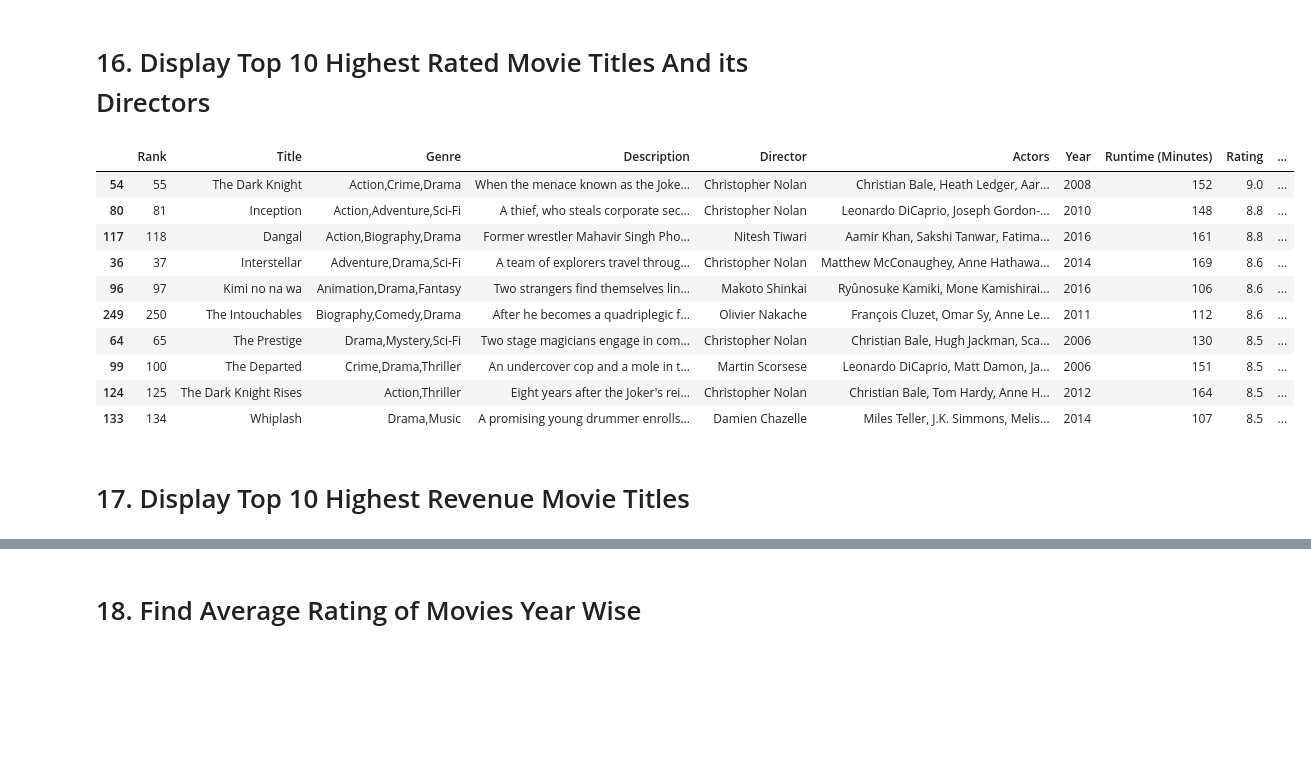
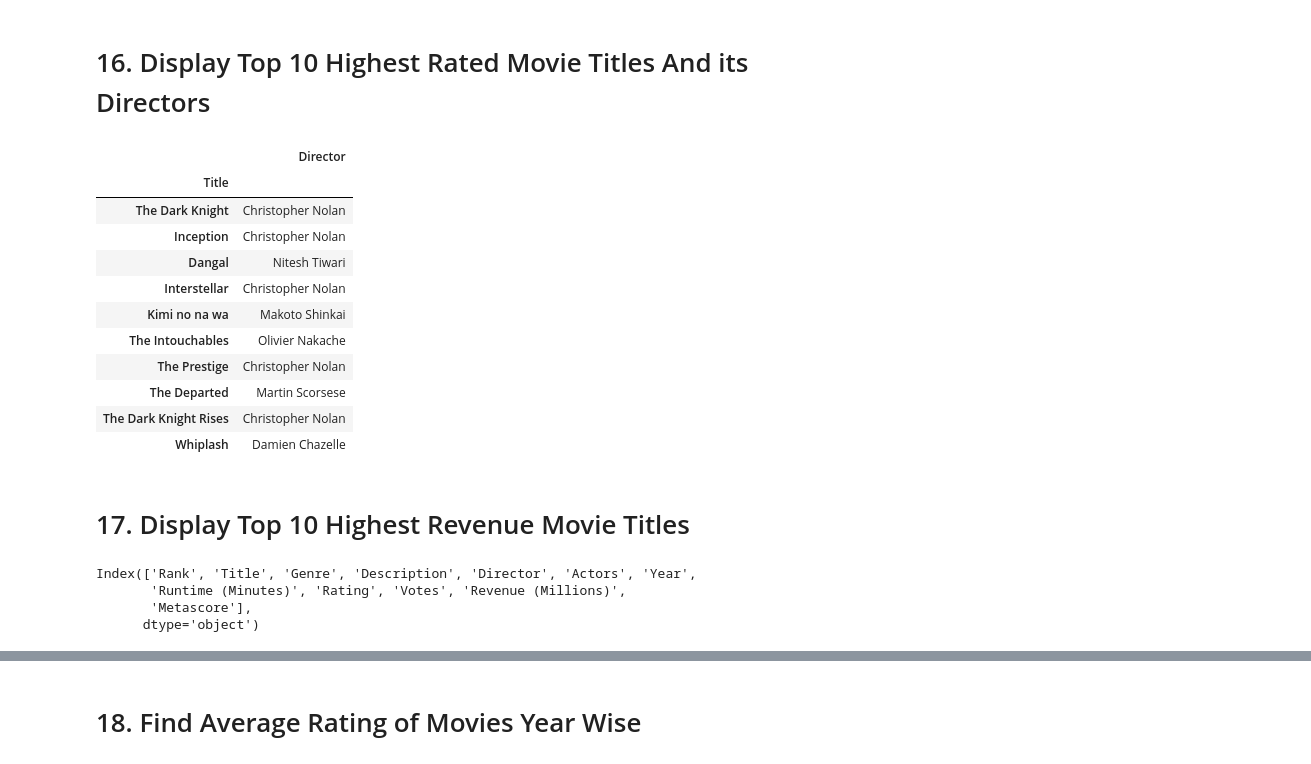
Before and after one commit to Abricos-gt/Data_Science_projects, a Jupyter notebook: IMDB Movie Dataset Exercise.ipynb, the cells around one changed output, grey strips where cells are left out. Saved outputs shown, nothing was run; the diff lists cells and outputs as text; code cells hidden in the pictures; blank space fills up the shorter version.

```diff
--- a/IMDB Movie Dataset Exercise.ipynb
+++ b/IMDB Movie Dataset Exercise.ipynb
@@ -351,18 +351,26 @@ Name: Title, dtype: object
 # %% [markdown]
 # 16. Display Top 10 Highest Rated Movie Titles And its Directors
 # %%
-df.nlargest(10 , 'Rating')
+df.nlargest(10 , 'Rating')[['Title' , 'Director']].set_index('Title')
 # %% [output]
-|  | Rank | Title | Genre | Description | Director | Actors | Year | Runtime (Minutes) | Rating | ... |
-| 54 | 55 | The Dark Knight | Action,Crime,Drama | When the menace known as the Joke... | Christopher Nolan | Christian Bale, Heath Ledger, Aar... | 2008 | 152 | 9.0 | ... |
-| 80 | 81 | Inception | Action,Adventure,Sci-Fi | A thief, who steals corporate sec... | Christopher Nolan | Leonardo DiCaprio, Joseph Gordon-... | 2010 | 148 | 8.8 | ... |
-| 117 | 118 | Dangal | Action,Biography,Drama | Former wrestler Mahavir Singh Pho... | Nitesh Tiwari | Aamir Khan, Sakshi Tanwar, Fatima... | 2016 | 161 | 8.8 | ... |
-| 36 | 37 | Interstellar | Adventure,Drama,Sci-Fi | A team of explorers travel throug... | Christopher Nolan | Matthew McConaughey, Anne Hathawa... | 2014 | 169 | 8.6 | ... |
-| 96 | 97 | Kimi no na wa | Animation,Drama,Fantasy | Two strangers find themselves lin... | Makoto Shinkai | Ryûnosuke Kamiki, Mone Kamishirai... | 2016 | 106 | 8.6 | ... |
-| 249 | 250 | The Intouchables | Biography,Comedy,Drama | After he becomes a quadriplegic f... | Olivier Nakache | François Cluzet, Omar Sy, Anne Le... | 2011 | 112 | 8.6 | ... |
-| 64 | 65 | The Prestige | Drama,Mystery,Sci-Fi | Two stage magicians engage in com... | Christopher Nolan | Christian Bale, Hugh Jackman, Sca... | 2006 | 130 | 8.5 | ... |
-| 99 | 100 | The Departed | Crime,Drama,Thriller | An undercover cop and a mole in t... | Martin Scorsese | Leonardo DiCaprio, Matt Damon, Ja... | 2006 | 151 | 8.5 | ... |
-| 124 | 125 | The Dark Knight Rises | Action,Thriller | Eight years after the Joker's rei... | Christopher Nolan | Christian Bale, Tom Hardy, Anne H... | 2012 | 164 | 8.5 | ... |
-| 133 | 134 | Whiplash | Drama,Music | A promising young drummer enrolls... | Damien Chazelle | Miles Teller, J.K. Simmons, Melis... | 2014 | 107 | 8.5 | ... |
+|  | Director |
+| Title |  |
+| The Dark Knight | Christopher Nolan |
+| Inception | Christopher Nolan |
+| Dangal | Nitesh Tiwari |
+| Interstellar | Christopher Nolan |
+| Kimi no na wa | Makoto Shinkai |
+| The Intouchables | Olivier Nakache |
+| The Prestige | Christopher Nolan |
+| The Departed | Martin Scorsese |
+| The Dark Knight Rises | Christopher Nolan |
+| Whiplash | Damien Chazelle |
 # %% [markdown]
 # 17. Display Top 10 Highest Revenue Movie Titles
+# %%
+df.columns
+# %% [output]
+Index(['Rank', 'Title', 'Genre', 'Description', 'Director', 'Actors', 'Year',
+       'Runtime (Minutes)', 'Rating', 'Votes', 'Revenue (Millions)',
+       'Metascore'],
+      dtype='object')
```
Also changed, not shown: parts of 10 cells of this notebook.
